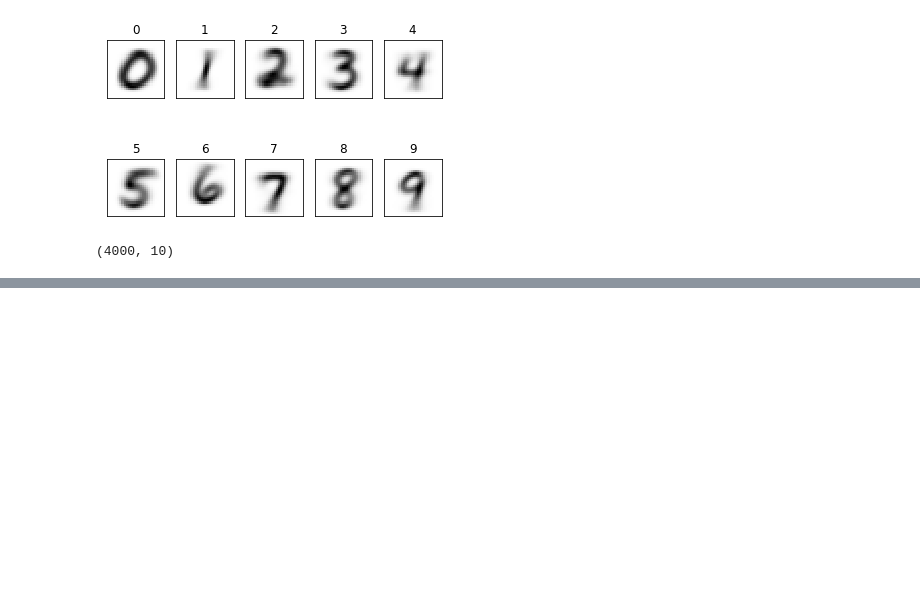
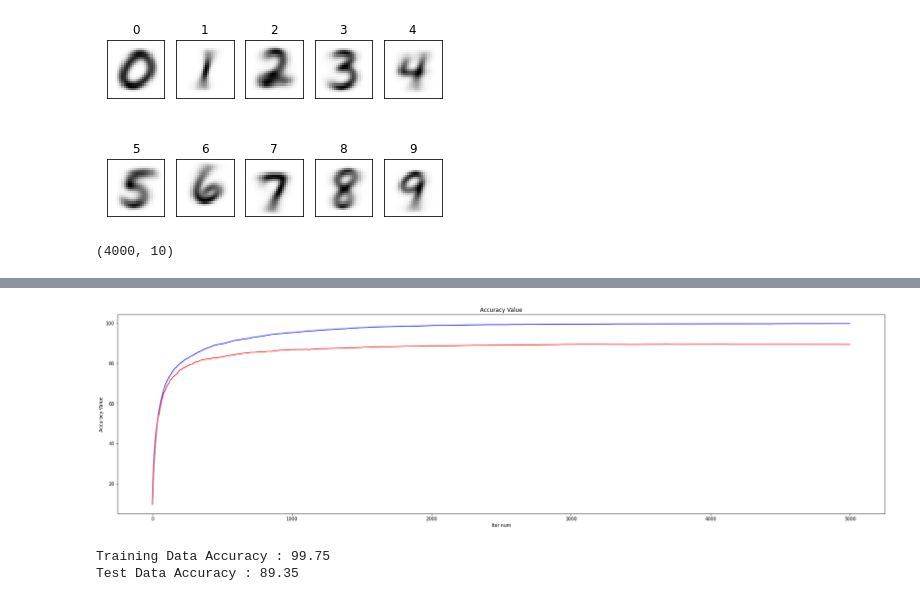
Before and after one commit to RyuJaesang/MachineLearing, a Jupyter notebook: assignment09/MachineLearningAssignment09.ipynb, the cells around one changed output, grey strips where cells are left out. Saved outputs shown, nothing was run; the diff lists cells and outputs as text; code cells hidden in the pictures; blank space fills up the shorter version.

Commit message:
feat: plotting the rest

```diff
--- a/assignment09/MachineLearningAssignment09.ipynb
+++ b/assignment09/MachineLearningAssignment09.ipynb
@@ -206,6 +206,7 @@ def derivateU():
 # Learning Function
 def forwardPropogation():
   global yMatrix, ySigmoidMatrix, zMatrix, zSigmoidMatrix, hMatrix, hSigmoidMatrix, loss
+  global yTestMatrix, yTestSigmoidMatrix, zTestMatrix, zTestSigmoidMatrix, hTestMatrix, hTestSigmoidMatrix, lossTest
 
   yMatrix = np.matmul(uMatrix, xMatrix)
   yMatrix = yMatrix + biasU
@@ -255,12 +261,14 @@ def learning():
 # %%
 # Learning
+epoch = 5000
+
 lossList = []
 lossTestList = []
 
 accuracyList = []
 testAccuracyList = []
 
-for i in range(5000):
+for i in range(epoch):
   learning()
 
   # Append Loss
@@ -278,7 +286,7 @@ for i in range(5000):
 
 
 
-  if(i%50 == 0):
+  if(i%10 == 0):
     print("loss : " + str(loss))
     print("test loss : " + str(lossTest))
 
@@ -315,10 +325,12 @@ plt.show()
 # %%
 # Visualize of Accuracy
 plt.figure(figsize=(30, 8))
-plt.plot(range(len(accuracyList)), lossList, c='b')
+plt.plot(range(len(accuracyList)), accuracyList, c='b')
 plt.plot(range(len(testAccuracyList)), testAccuracyList, c='r')
 
 plt.title('Accuracy Value')
 plt.xlabel('Iter num')
 plt.ylabel('Accuracy Value')
 plt.show()
+# %% [output]
+[figure, added]
@@ -326,0 +337,7 @@ np.sum(accuracy)
+# %%
+# Print the Final Accuracy
+print("Training Data Accuracy : " + str(accuracyList[-1]))
+print("Test Data Accuracy : " + str(testAccuracyList[-1]))
+# %% [output]
+Training Data Accuracy : 99.75
+Test Data Accuracy : 89.35
```
Also changed, not shown: parts of 7 cells of this notebook.
